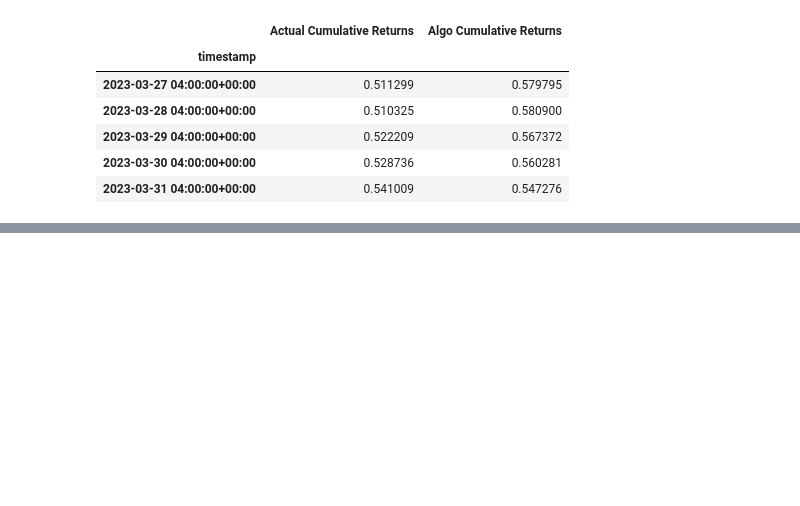
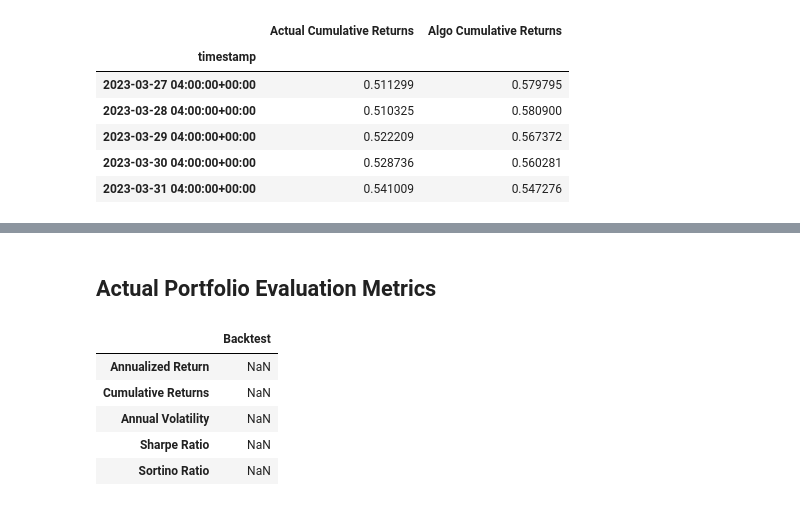
Before and after one commit to amirctech/Financial-Analysis-of-Real-Estate-Stocks, a Jupyter notebook: ICF-LR.ipynb, the cells around one changed output, grey strips where cells are left out. Saved outputs shown, nothing was run; the diff lists cells and outputs as text; code cells hidden in the pictures; blank space fills up the shorter version.

```diff
--- a/ICF-LR.ipynb
+++ b/ICF-LR.ipynb
@@ -299,0 +370,27 @@ cumulative_df.tail()
+# %% [markdown]
+## Actual Portfolio Evaluation Metrics
+# %%
+# Create the list of the metric names
+metrics1 = [
+    'Annualized Return',
+    'Cumulative Returns',
+    'Annual Volatility',
+    'Sharpe Ratio',
+    'Sortino Ratio'
+]
+
+# Create a list that holds the column name
+columns1 = ['Backtest']
+
+# Initialize the DataFrame with index set to evaluation metrics and columns
+algo_evaluation_df = pd.DataFrame(index=metrics1, columns=columns1)
+
+# Review the DataFrame
+algo_evaluation_df
+# %% [output]
+|  | Backtest |
+| Annualized Return | NaN |
+| Cumulative Returns | NaN |
+| Annual Volatility | NaN |
+| Sharpe Ratio | NaN |
+| Sortino Ratio | NaN |
```
Also changed, not shown: parts of 10 cells of this notebook, 1 other file.
